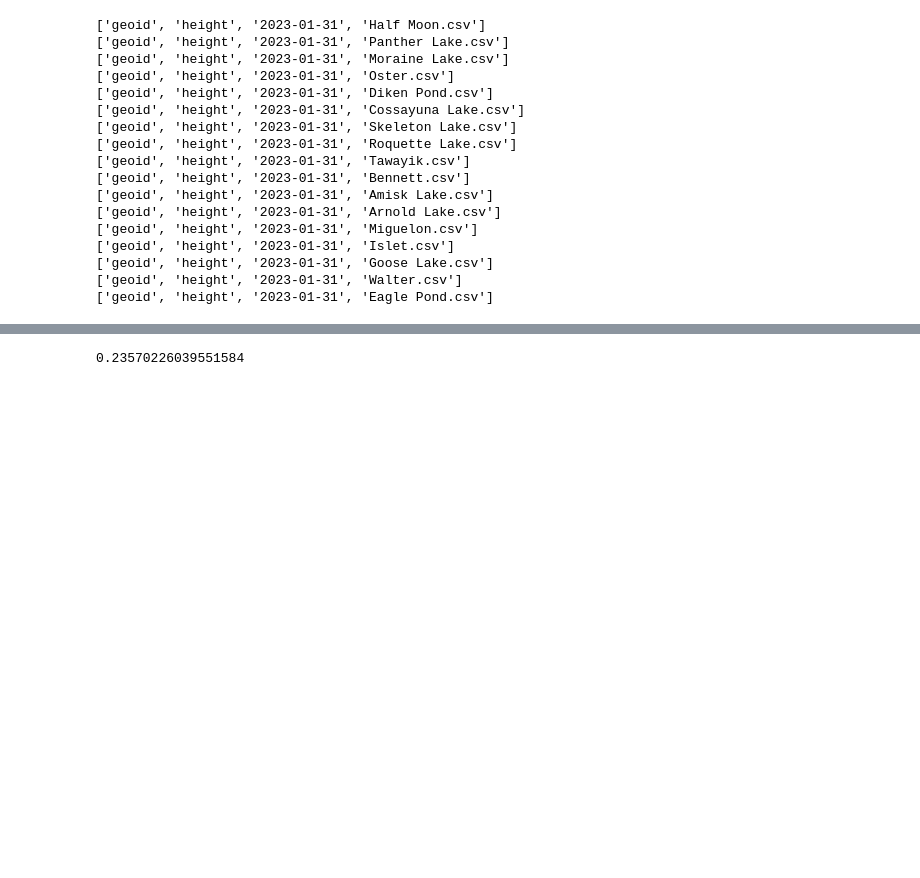
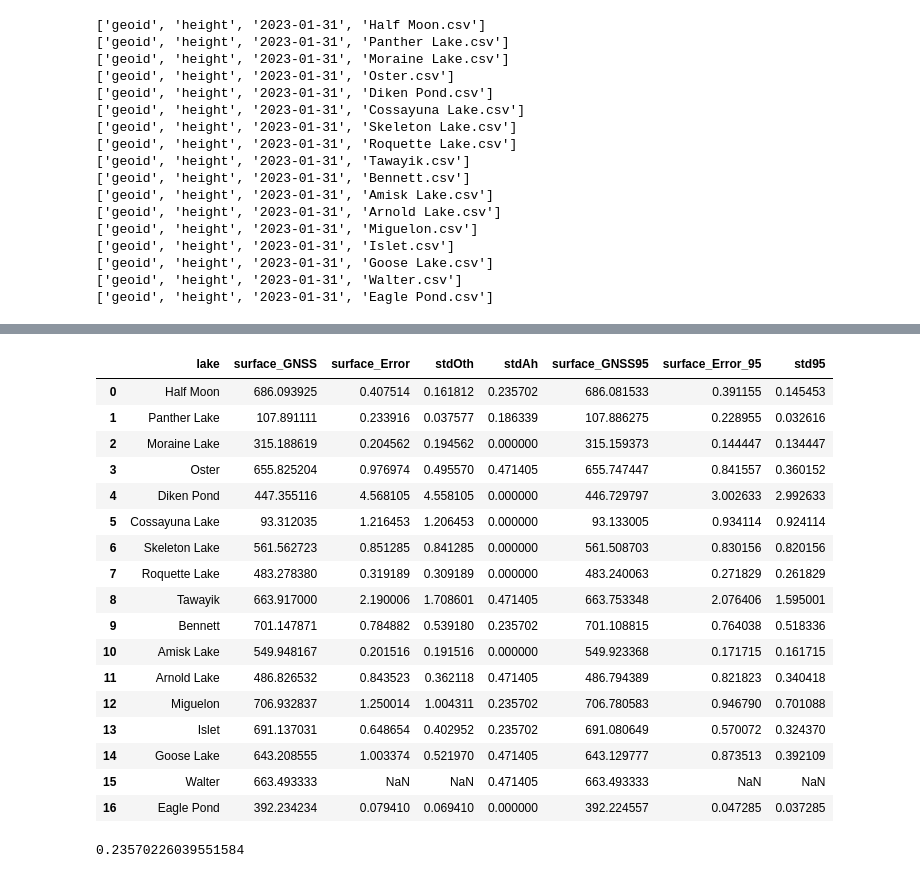
Before and after one commit to anmagomez/radar_altimetry_eval, a Jupyter notebook: src/GNSS_Tutorial.ipynb, the cells around one changed output, grey strips where cells are left out. Saved outputs shown, nothing was run; the diff lists cells and outputs as text; code cells hidden in the pictures; blank space fills up the shorter version.

```diff
--- a/src/GNSS_Tutorial.ipynb
+++ b/src/GNSS_Tutorial.ipynb
@@ -361,3 +383,24 @@ Half Moon [686.0939250146455, 0.4075141062126993, 0.16181184581718344, 0.2357022
+# %%
+df_results
+# %% [output]
+|  | lake | surface_GNSS | surface_Error | stdOth | stdAh | surface_GNSS95 | surface_Error_95 | std95 |
+| 0 | Half Moon | 686.093925 | 0.407514 | 0.161812 | 0.235702 | 686.081533 | 0.391155 | 0.145453 |
+| 1 | Panther Lake | 107.891111 | 0.233916 | 0.037577 | 0.186339 | 107.886275 | 0.228955 | 0.032616 |
+| 2 | Moraine Lake | 315.188619 | 0.204562 | 0.194562 | 0.000000 | 315.159373 | 0.144447 | 0.134447 |
+| 3 | Oster | 655.825204 | 0.976974 | 0.495570 | 0.471405 | 655.747447 | 0.841557 | 0.360152 |
+| 4 | Diken Pond | 447.355116 | 4.568105 | 4.558105 | 0.000000 | 446.729797 | 3.002633 | 2.992633 |
+| 5 | Cossayuna Lake | 93.312035 | 1.216453 | 1.206453 | 0.000000 | 93.133005 | 0.934114 | 0.924114 |
+| 6 | Skeleton Lake | 561.562723 | 0.851285 | 0.841285 | 0.000000 | 561.508703 | 0.830156 | 0.820156 |
+| 7 | Roquette Lake | 483.278380 | 0.319189 | 0.309189 | 0.000000 | 483.240063 | 0.271829 | 0.261829 |
+| 8 | Tawayik | 663.917000 | 2.190006 | 1.708601 | 0.471405 | 663.753348 | 2.076406 | 1.595001 |
+| 9 | Bennett | 701.147871 | 0.784882 | 0.539180 | 0.235702 | 701.108815 | 0.764038 | 0.518336 |
+| 10 | Amisk Lake | 549.948167 | 0.201516 | 0.191516 | 0.000000 | 549.923368 | 0.171715 | 0.161715 |
+| 11 | Arnold Lake | 486.826532 | 0.843523 | 0.362118 | 0.471405 | 486.794389 | 0.821823 | 0.340418 |
+| 12 | Miguelon | 706.932837 | 1.250014 | 1.004311 | 0.235702 | 706.780583 | 0.946790 | 0.701088 |
+| 13 | Islet | 691.137031 | 0.648654 | 0.402952 | 0.235702 | 691.080649 | 0.570072 | 0.324370 |
+| 14 | Goose Lake | 643.208555 | 1.003374 | 0.521970 | 0.471405 | 643.129777 | 0.873513 | 0.392109 |
+| 15 | Walter | 663.493333 | NaN | NaN | 0.471405 | 663.493333 | NaN | NaN |
+| 16 | Eagle Pond | 392.234234 | 0.079410 | 0.069410 | 0.000000 | 392.224557 | 0.047285 | 0.037285 |
 # %%
 np.std(np.concatenate((val_start, val_end)))
 # %% [output]
```
Also changed, not shown: parts of 3 cells of this notebook.
